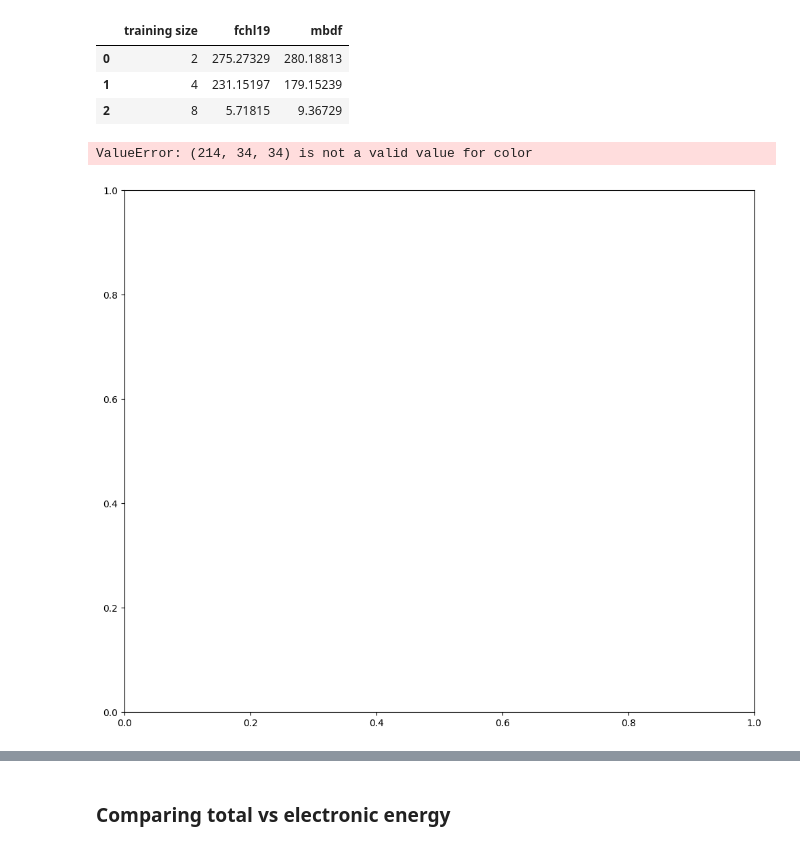
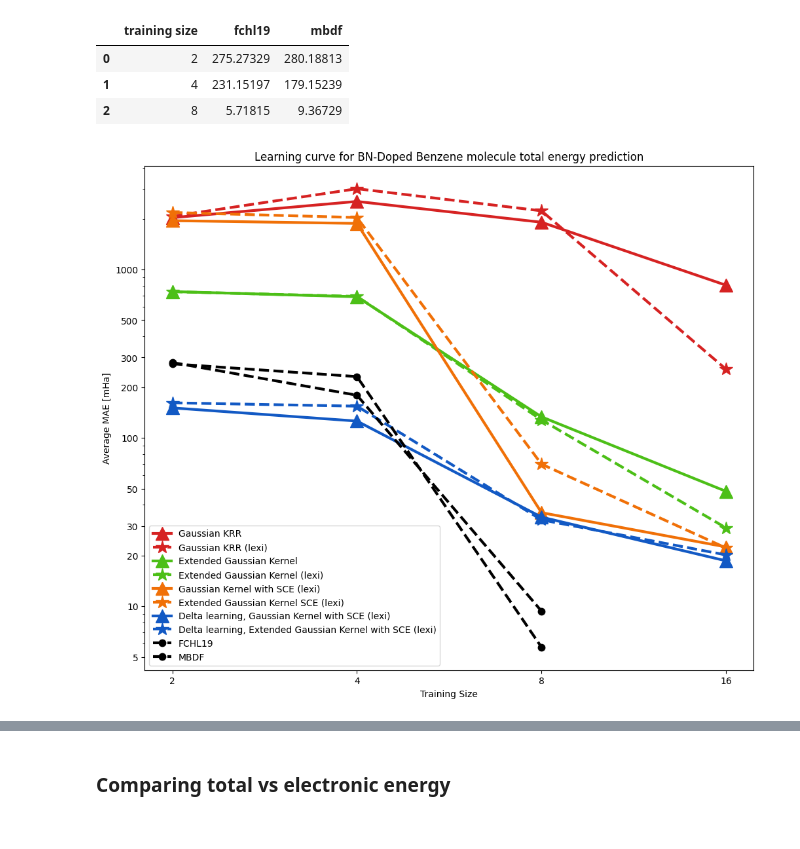
Before and after one commit to GabrielWu2004/Alchemical_Normal_Modes, a Jupyter notebook: [1]_ANM_with_benzene/main_code/Performance_evaluation.ipynb, the cells around one changed output, grey strips where cells are left out. Saved outputs shown, nothing was run; the diff lists cells and outputs as text; code cells hidden in the pictures.

```diff
--- a/[1]_ANM_with_benzene/main_code/Performance_evaluation.ipynb
+++ b/[1]_ANM_with_benzene/main_code/Performance_evaluation.ipynb
@@ -741,49 +741,48 @@ y99 = baseline['mbdf']
 y100 = [50, 50, 50, 50]
 
 # Plotting
-linewidth = 2
-markersize = 10
+linewidth = 3
+markersize = 15
 
-plt.plot(x, y1, label='Gaussian KRR', marker='^', linestyle='--', linewidth=linewidth, markersize=markersize, color='#d62222')
-plt.plot(x, y2, label='Gaussian KRR (lexi)', marker='*', linestyle='-', linewidth=linewidth, markersize=markersize, color='#d62222')
+plt.plot(x, y1, label='Gaussian KRR', marker='^', linestyle='-', linewidth=linewidth, markersize=markersize, color='#d62222')
+plt.plot(x, y2, label='Gaussian KRR (lexi)', marker='*', linestyle='--', linewidth=linewidth, markersize=markersize, color='#d62222')
 # plt.plot(x, y3, label='Gaussian KRR (sorted)', marker='^', linestyle='-', linewidth=linewidth, markersize=markersize)
 
-plt.plot(x, y4, label='Extended Gaussian Kernel', marker='^', linestyle='--', linewidth=linewidth, markersize=markersize, color='#4cbf17')
-plt.plot(x, y5, label='Extended Gaussian Kernel (lexi)', marker='*', linestyle='-', linewidth=linewidth, markersize=markersize, color='#4cbf17')
+plt.plot(x, y4, label='Extended Gaussian Kernel', marker='^', linestyle='-', linewidth=linewidth, markersize=markersize, color='#4cbf17')
+plt.plot(x, y5, label='Extended Gaussian Kernel (lexi)', marker='*', linestyle='--', linewidth=linewidth, markersize=markersize, color='#4cbf17')
 
-plt.plot(x, y6, label='Gaussian Kernel with SCE (lexi)', marker='^', linestyle='-', linewidth=linewidth, markersize=markersize, color='#cad61a')
-plt.plot(x, y7, label='Extended Gaussian Kernel SCE (lexi)', marker='*', linestyle='-', linewidth=linewidth, markersize=markersize, color='#cad61a')
+plt.plot(x, y6, label='Gaussian Kernel with SCE (lexi)', marker='^', linestyle='-', linewidth=linewidth, markersize=markersize, color='#f07007')
+plt.plot(x, y7, label='Extended Gaussian Kernel SCE (lexi)', marker='*', linestyle='--', linewidth=linewidth, markersize=markersize, color='#f07007')
 
 plt.plot(x, y8, label='Delta learning, Gaussian Kernel with SCE (lexi)', marker='^', linestyle='-', linewidth=linewidth, markersize=markersize, color='#1259c4')
-plt.plot(x, y9, label='Delta learning, Extended Gaussian Kernel with SCE (lexi)', marker='*', linestyle='-', linewidth=linewidth, markersize=markersize, color='#1259c4')
+plt.plot(x, y9, label='Delta learning, Extended Gaussian Kernel with SCE (lexi)', marker='*', linestyle='--', linewidth=linewidth, markersize=markersize, color='#1259c4')
 
 plt.plot()
 
 plt.plot(reduced_x, y98, label='FCHL19', marker='.', linestyle='--', linewidth=linewidth, markersize=markersize, color="black")
 plt.plot(reduced_x, y99, label='MBDF', marker='.', linestyle='--', linewidth=linewidth, markersize=markersize, color="black")
 # plt.plot(x, y100, label='Second Order Taylor Expansion', marker='.', linestyle='-', linewidth=2.5, markersize=0, color='blue')
 
 
 # Customize the plot
 plt.title('Learning curve for BN-Doped Benzene molecule total energy prediction')
 plt.xlabel('Training Size')
 plt.ylabel('Average MAE [mHa]')
 plt.legend()
 
 # Create log scale
 plt.xscale('log', base=2)
 plt.yscale('log', base=10)
 
 xticks = [2**i for i in range(1, 5)]
 # yticks = [10**i for i in range(1, 4)]
 yticks = [5, 10, 20, 30, 50, 100, 200, 300, 500, 1000]
 plt.xticks(xticks, labels = xticks)
 plt.yticks(yticks, labels = yticks)
 
 
 # Display the plot
-# plt.savefig('../graph/[Benz] [4.0] [all] Learning curve for BN-Doped Benzene molecule total energy prediction.png', dpi=300)
+plt.savefig('../graph/[Benz] [5.0] [all] Learning curve for BN-Doped Benzene molecule total energy prediction.png', dpi=300)
 plt.show()
 # %% [output]
-ValueError: (214, 34, 34) is not a valid value for color
-[figure, old version]
+[figure, new version]
```
Also changed, not shown: parts of 1 cell of this notebook, 33 other files.
